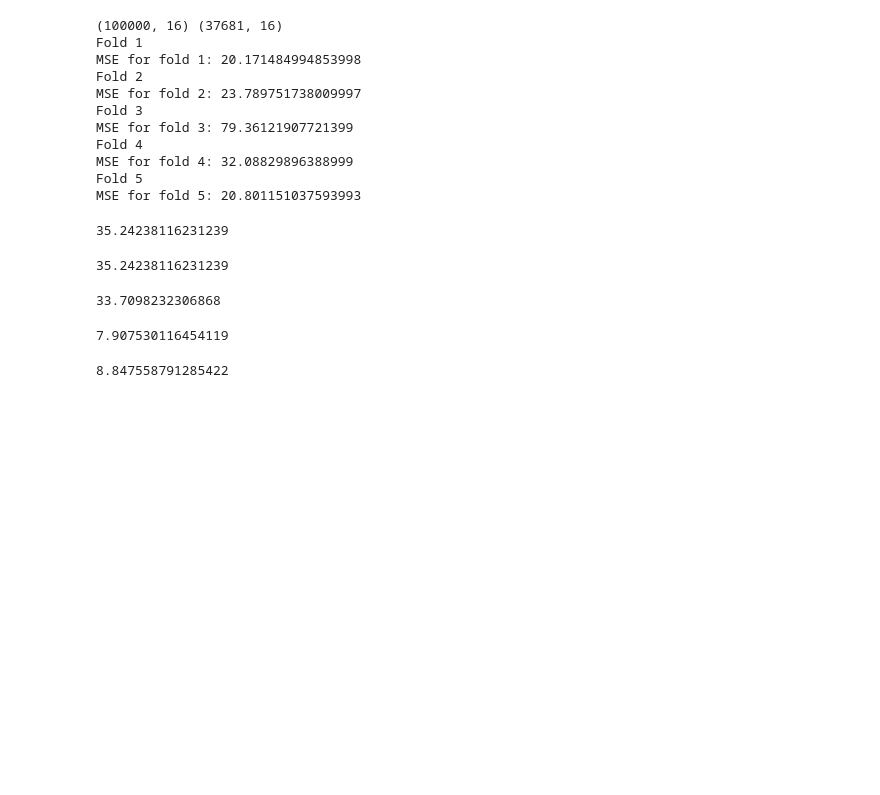
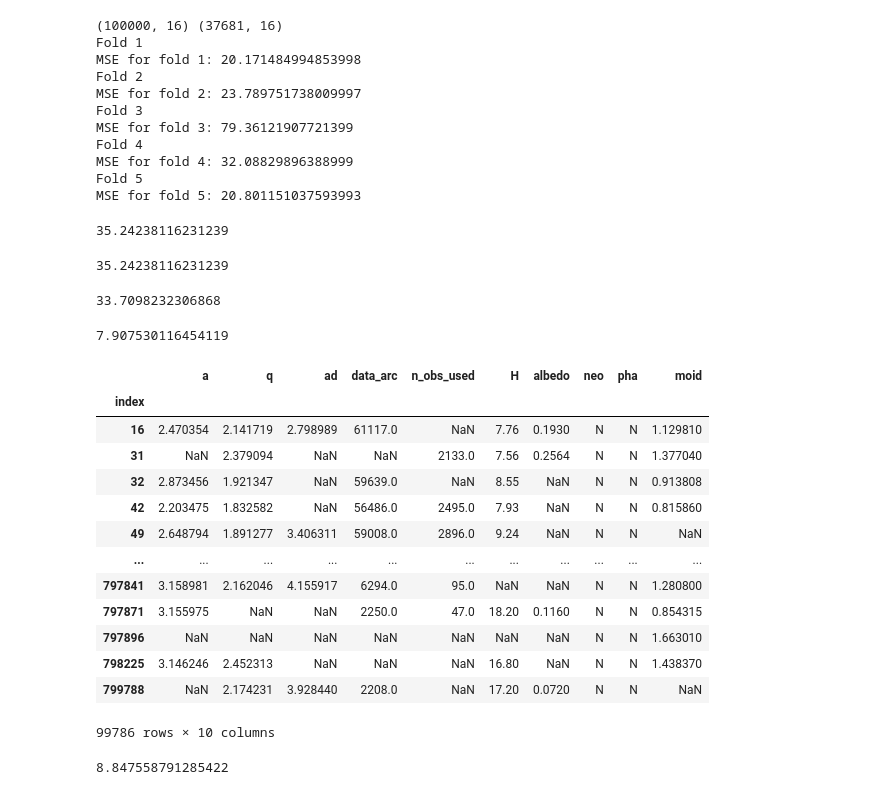
Before and after one commit to datacubeR/ML, a Jupyter notebook: Tarea 2/Tarea_2.ipynb, the cells around one changed output. Saved outputs shown, nothing was run; the diff lists cells and outputs as text; code cells hidden in the pictures; blank space fills up the shorter version.

```diff
--- a/Tarea 2/Tarea_2.ipynb
+++ b/Tarea 2/Tarea_2.ipynb
@@ -271,6 +271,25 @@ pipe = Pipeline(steps=[
 -cross_val_score(pipe, X_train, y_train, cv=KFold(n_splits=5, shuffle=True, random_state=42), scoring="neg_mean_squared_error").mean()
 # %% [output]
 7.907530116454119
+# %%
+
+
+X_train
+# %% [output]
+|  | a | q | ad | data_arc | n_obs_used | H | albedo | neo | pha | moid |
+| index |  |  |  |  |  |  |  |  |  |  |
+| 16 | 2.470354 | 2.141719 | 2.798989 | 61117.0 | NaN | 7.76 | 0.1930 | N | N | 1.129810 |
+| 31 | NaN | 2.379094 | NaN | NaN | 2133.0 | 7.56 | 0.2564 | N | N | 1.377040 |
+| 32 | 2.873456 | 1.921347 | NaN | 59639.0 | NaN | 8.55 | NaN | N | N | 0.913808 |
+| 42 | 2.203475 | 1.832582 | NaN | 56486.0 | 2495.0 | 7.93 | NaN | N | N | 0.815860 |
+| 49 | 2.648794 | 1.891277 | 3.406311 | 59008.0 | 2896.0 | 9.24 | NaN | N | N | NaN |
+| ... | ... | ... | ... | ... | ... | ... | ... | ... | ... | ... |
+| 797841 | 3.158981 | 2.162046 | 4.155917 | 6294.0 | 95.0 | NaN | NaN | N | N | 1.280800 |
+| 797871 | 3.155975 | NaN | NaN | 2250.0 | 47.0 | 18.20 | 0.1160 | N | N | 0.854315 |
+| 797896 | NaN | NaN | NaN | NaN | NaN | NaN | NaN | N | N | 1.663010 |
+| 798225 | 3.146246 | 2.452313 | NaN | NaN | NaN | 16.80 | NaN | N | N | 1.438370 |
+| 799788 | NaN | 2.174231 | 3.928440 | 2208.0 | NaN | 17.20 | 0.0720 | N | N | NaN |
+99786 rows × 10 columns
 # %%
 X_train = df_train.drop(columns = to_remove+["full_name","diameter"]+remove_corr)
 X_test = df_test.drop(columns = to_remove+["full_name"]+remove_corr)
```
Also changed, not shown: parts of 1 cell of this notebook, 2 other files.
